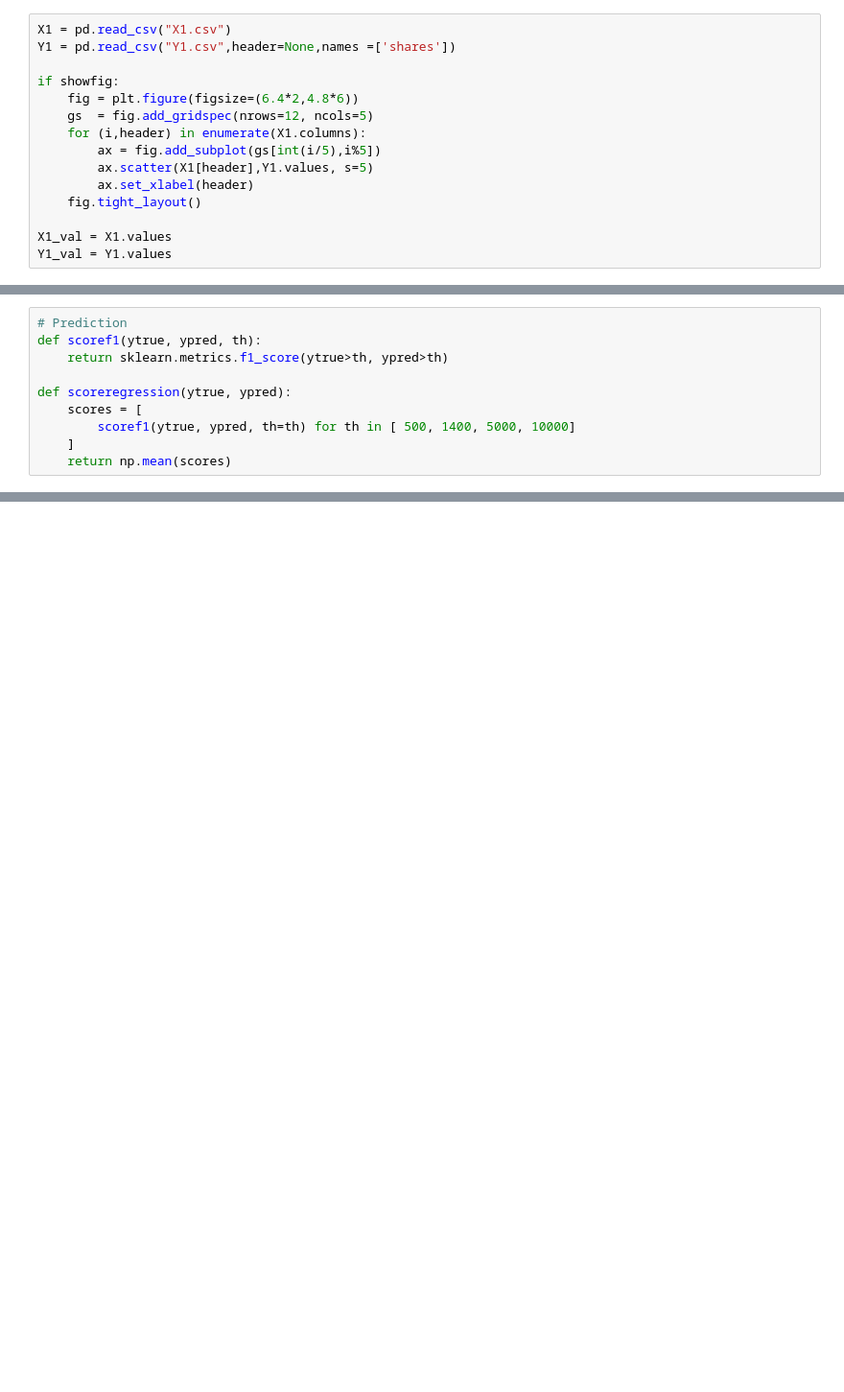
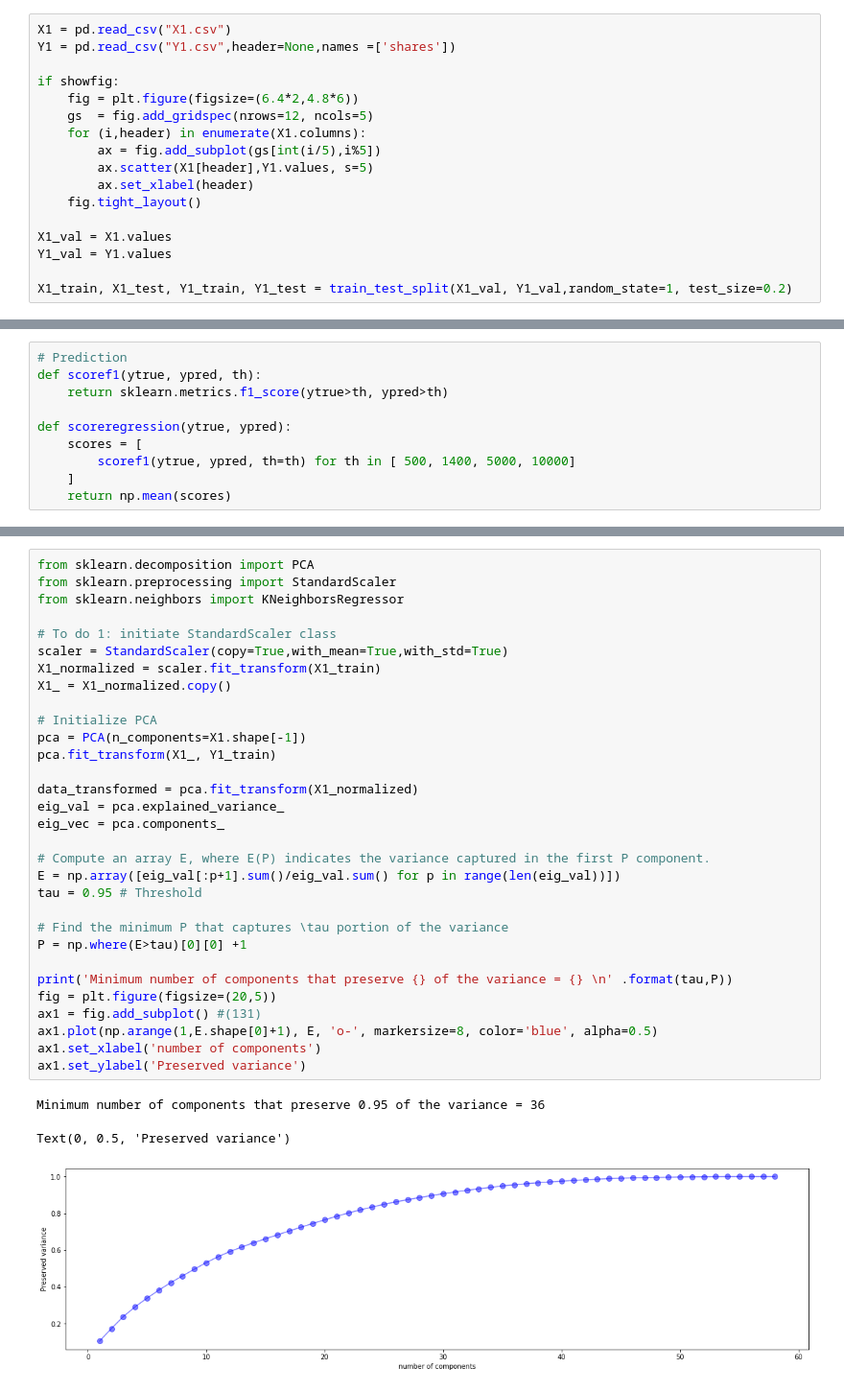
Before and after one commit to cedantoine/LELEC2870-Projet, a Jupyter notebook: Cedric.ipynb, the cells around one changed output, grey strips where cells are left out. Shown at 96% size. Drawn from its saved outputs; the diff is of its cells as text; blank space fills up the shorter version.

```diff
--- a/Cedric.ipynb
+++ b/Cedric.ipynb
@@ -24,3 +25,5 @@ if showfig:
 
 X1_val = X1.values
 Y1_val = Y1.values
+
+X1_train, X1_test, Y1_train, Y1_test = train_test_split(X1_val, Y1_val,random_state=1, test_size=0.2)
@@ -72,0 +70,35 @@ Coefficients:
+# %%
+from sklearn.decomposition import PCA
+from sklearn.preprocessing import StandardScaler
+from sklearn.neighbors import KNeighborsRegressor
+
+# To do 1: initiate StandardScaler class
+scaler = StandardScaler(copy=True,with_mean=True,with_std=True)
+X1_normalized = scaler.fit_transform(X1_train)
+X1_ = X1_normalized.copy()
+
+# Initialize PCA
+pca = PCA(n_components=X1.shape[-1])
+pca.fit_transform(X1_, Y1_train)
+
+data_transformed = pca.fit_transform(X1_normalized)
+eig_val = pca.explained_variance_
+eig_vec = pca.components_
+
+# Compute an array E, where E(P) indicates the variance captured in the first P component.
+E = np.array([eig_val[:p+1].sum()/eig_val.sum() for p in range(len(eig_val))])
+tau = 0.95 # Threshold
+
+# Find the minimum P that captures \tau portion of the variance
+P = np.where(E>tau)[0][0] +1
+
+print('Minimum number of components that preserve {} of the variance = {} \n' .format(tau,P))
+fig = plt.figure(figsize=(20,5))
+ax1 = fig.add_subplot() #(131)
+ax1.plot(np.arange(1,E.shape[0]+1), E, 'o-', markersize=8, color='blue', alpha=0.5)
+ax1.set_xlabel('number of components')
+ax1.set_ylabel('Preserved variance')
+# %% [output]
+Minimum number of components that preserve 0.95 of the variance = 36
+Text(0, 0.5, 'Preserved variance')
+[figure, added]
```
Also changed, not shown: parts of 6 cells of this notebook.
